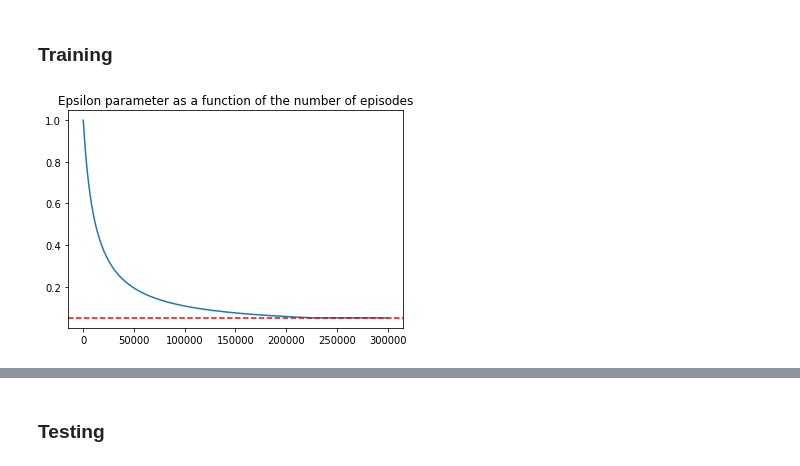
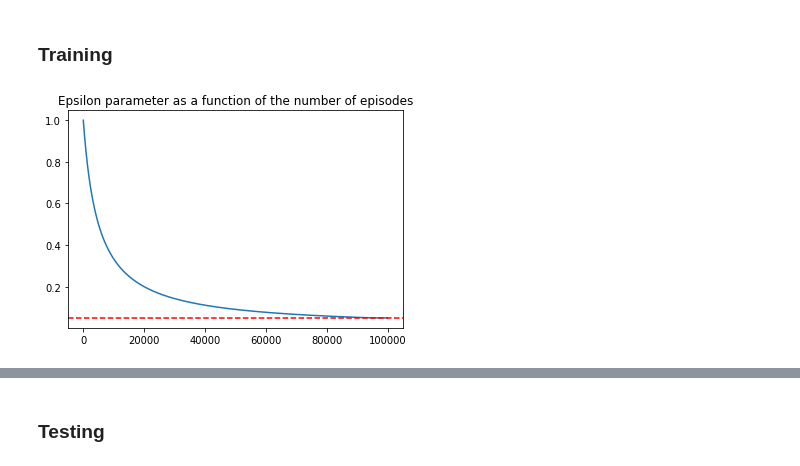
Before and after one commit to dsalgador/master-thesis, a Jupyter notebook: Q-learning/Q-learning-Simulations.ipynb, the cells around one changed output, grey strips where cells are left out. Saved outputs shown, nothing was run; the diff lists cells and outputs as text; code cells hidden in the pictures.

```diff
--- a/Q-learning/Q-learning-Simulations.ipynb
+++ b/Q-learning/Q-learning-Simulations.ipynb
@@ -180,43 +180,43 @@ learning_rate_decay = 0
 episode_length = 30
 discount_rate = 0.9
 
-episodes = 3*10**5
-episodes_epsilon_min = 0.04*episodes
+episodes = 1*10**5
+episodes_epsilon_min = 0.05*episodes
 
 # Output's frequencies
 train_freq = 10**2 # 10**4
-train_vis_freq =  10**3
+train_vis_freq =  np.inf #10**3
 train_rew_freq =  10**2
 train_Q_freq =  10**3
 
 epsilon0 = 1.0
 epsilon_decay =( 1./(episodes_epsilon_min) )
 epsilon_min = 0.05
 
 verbose = False
 verbose_info = False
 
 seed = 42
 
-simulation_id = 14
+simulation_id = 16
 
 # Visualization of the epsilon parameter value that will be present duing the simulation
 % matplotlib inline
 
 def epsilon_fnc(x, epsilon0 = epsilon0, decay = epsilon_decay, epsilon_min = epsilon_min):
     e_mins = epsilon_min * np.ones(len(x))
     eps = epsilon0 / (1.0 + (x-1)*epsilon_decay)
     return np.maximum(e_mins, eps )
 
 t = np.arange(1, episodes, 1)
 epsilon = epsilon_fnc(t)
 
 plt.plot(t, epsilon)
 plt.axhline(y= epsilon_min, xmin=0, xmax=episodes, hold=None, color = "Red", linestyle = '--')
 
 plt.title("Epsilon parameter as a function of the number of episodes");
 # %% [output]
-[figure, old version]
+[figure, new version]
 # %%
 train_visualization_steps = []
 train_rewards_list = []
```
Also changed, not shown: parts of 14 cells of this notebook.
